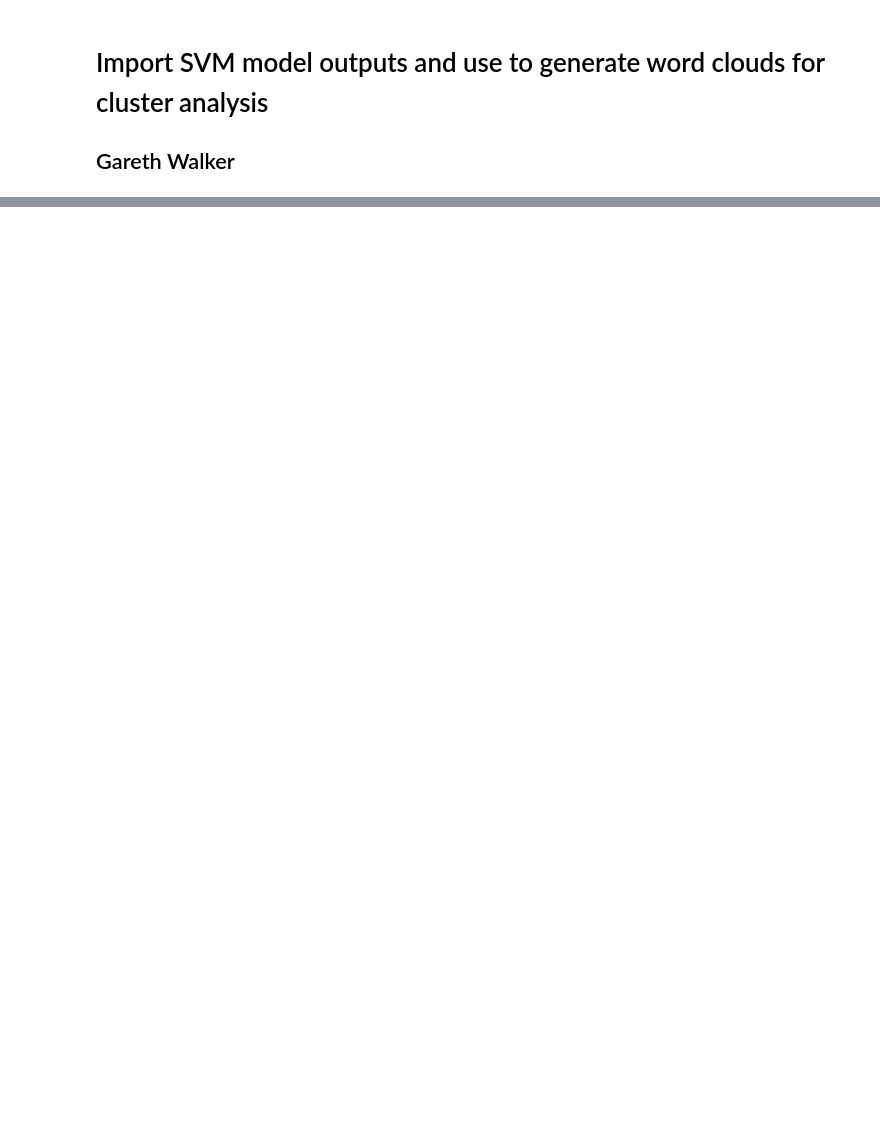
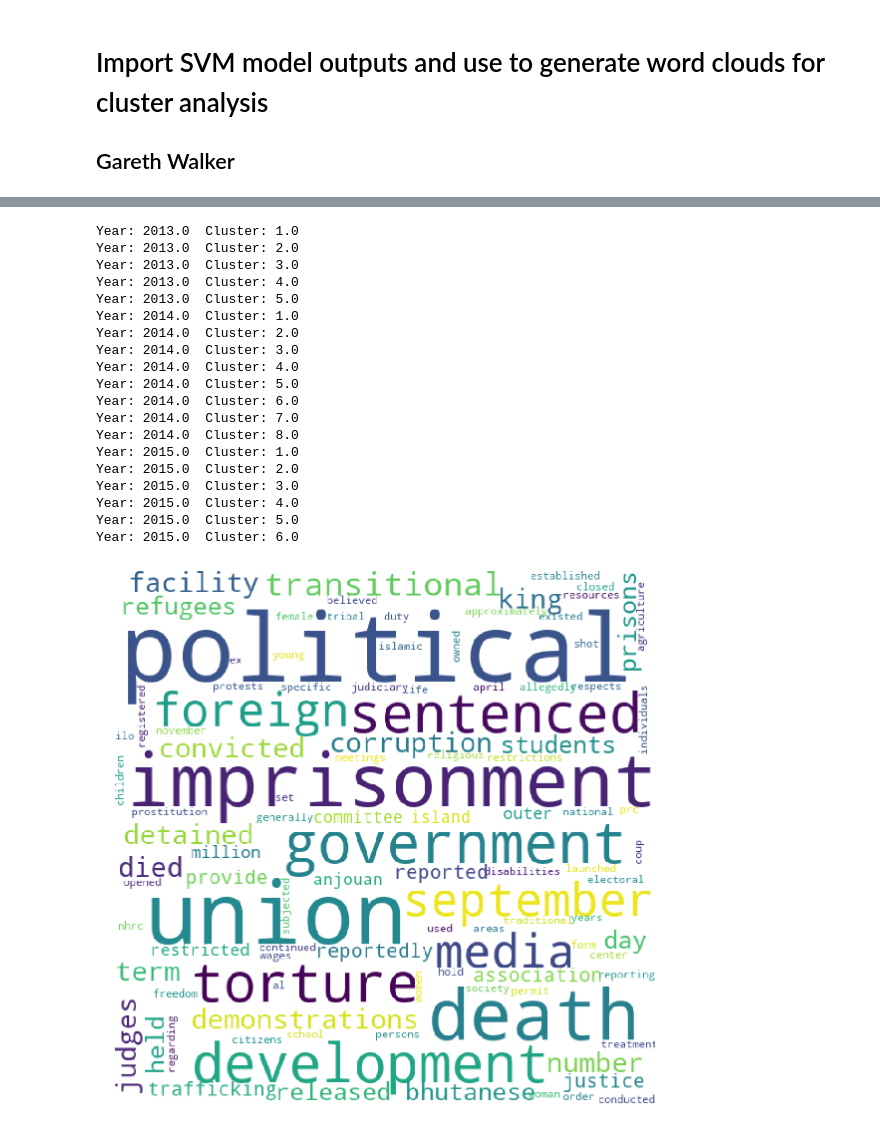
Before and after one commit to slramirez/MS_hackathon, a Jupyter notebook: notebooks/SVM Cluster WordClouds.ipynb, the cells around one changed output, grey strips where cells are left out. Drawn from its saved outputs; the diff is of its cells as text; code cells hidden in the pictures; blank space fills up the shorter version.

```diff
--- a/notebooks/SVM Cluster WordClouds.ipynb
+++ b/notebooks/SVM Cluster WordClouds.ipynb
@@ -82,2 +87,7 @@ cluster_word_cloud(test_list)
 # %%
-cluster_data = pd.read_csv('../data/')
+cluster_data = pd.read_csv('../data/cluster_word.csv')
+# %%
+cluster_data.columns = map(lambda x: str(x).upper(), cluster_data.columns)
+# %%
+cluster_data=cluster_data.replace(0.5,1)
+cluster_data = cluster_data.astype(int)
@@ -83,0 +114,48 @@ cluster_data = pd.read_csv('../data/')
+# %%
+tupled_df = pd.DataFrame()
+
+years = cluster_data['YEAR'].unique()
+index_count = 0
+
+for year in years:
+
+    df = cluster_data[cluster_data['YEAR']==year]
+    df = df.drop(columns='YEAR')
+
+    for i in range(len(df.index)):
+
+        tupes = zip(df.columns[1:],df.iloc[i,:].values)
+        tupes = list(tupes)
+        tupled_df.loc[index_count,'Year'] = year
+        tupled_df.loc[index_count,'Cluster'] = i+1
+        tupled_df.loc[index_count,'Tuple'] = [tupes]
+
+        index_count += 1
+# %%
+for i in range(len(tupled_df.index)):
+    year = tupled_df.iloc[i,0]
+    cluster = tupled_df.iloc[i,1]
+    print('Year: '+ str(year) + '  Cluster: ' + str(cluster))
+    cluster_tuple = tupled_df.iloc[i,2]
+    cluster_word_cloud(cluster_tuple,year,cluster)
+# %% [output]
+Year: 2013.0  Cluster: 1.0
+Year: 2013.0  Cluster: 2.0
+Year: 2013.0  Cluster: 3.0
+Year: 2013.0  Cluster: 4.0
+Year: 2013.0  Cluster: 5.0
+Year: 2014.0  Cluster: 1.0
+Year: 2014.0  Cluster: 2.0
+Year: 2014.0  Cluster: 3.0
+Year: 2014.0  Cluster: 4.0
+Year: 2014.0  Cluster: 5.0
+Year: 2014.0  Cluster: 6.0
+Year: 2014.0  Cluster: 7.0
+Year: 2014.0  Cluster: 8.0
+Year: 2015.0  Cluster: 1.0
+Year: 2015.0  Cluster: 2.0
+Year: 2015.0  Cluster: 3.0
+Year: 2015.0  Cluster: 4.0
+Year: 2015.0  Cluster: 5.0
+Year: 2015.0  Cluster: 6.0
+[figure, added]
```
Also changed, not shown: parts of 13 cells of this notebook, 49 other files.
